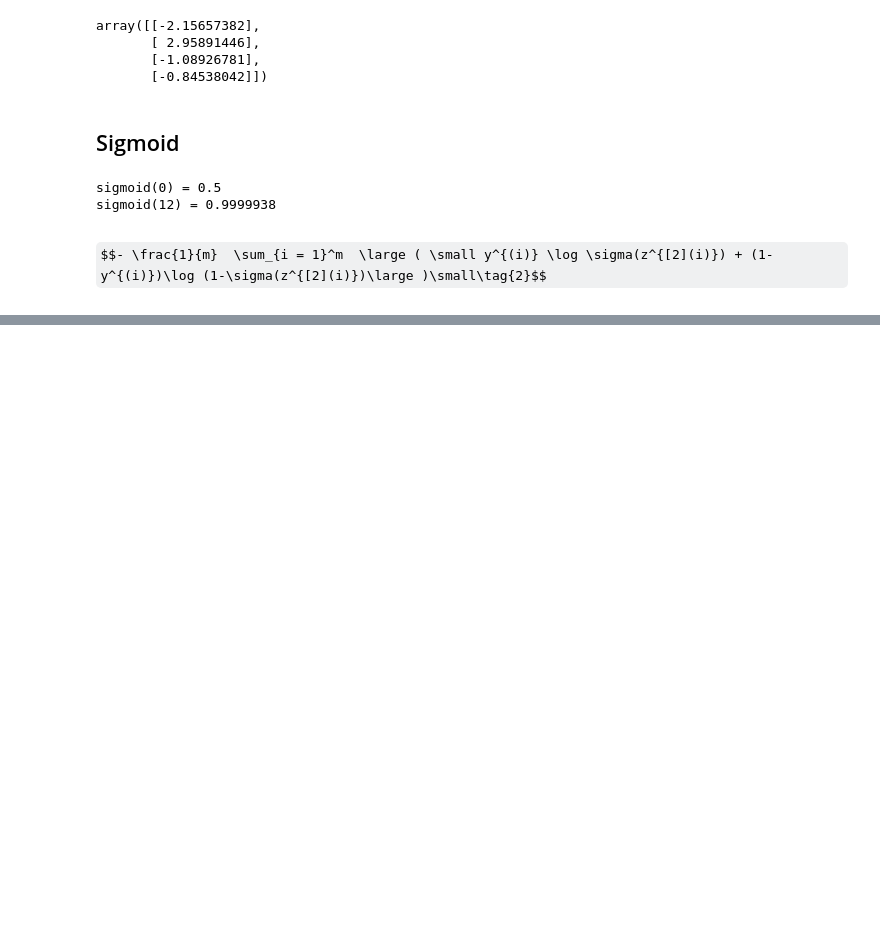
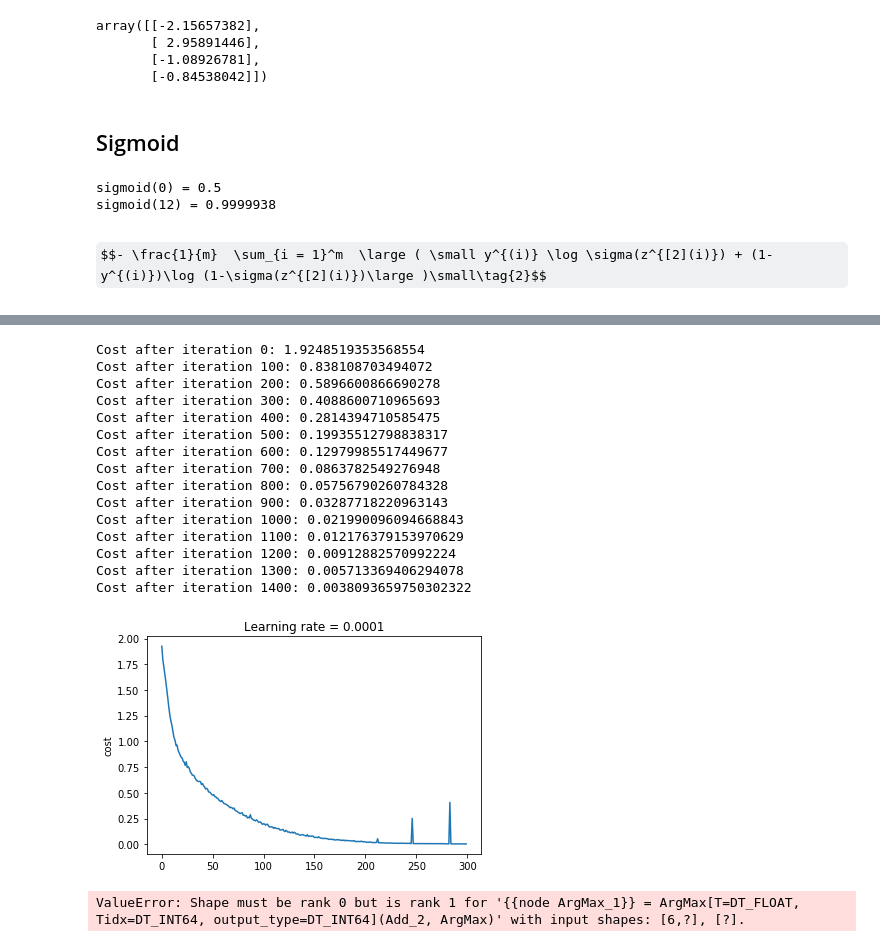
Before and after one commit to weronikazak/ML-Projects, a Jupyter notebook: Scratch/NG_Tensorflow.ipynb, the cells around one changed output, grey strips where cells are left out. Saved outputs shown, nothing was run; the diff lists cells and outputs as text; code cells hidden in the pictures; some formulas as TeX source; blank space fills up the shorter version.

```diff
--- a/Scratch/NG_Tensorflow.ipynb
+++ b/Scratch/NG_Tensorflow.ipynb
@@ -129,0 +240,17 @@ def cost(logits, labels):
+# %%
+def forward_propagation(X, params):
+    W1 = params["W1"]
+    b1 = params["b1"]
+    W2 = params["W2"]
+    b2 = params["b2"]
+    W3 = params["W3"]
+    b3 = params["b3"]
+
+    Z1 = tf1.add(tf1.matmul(W1, X), b1)
+    A1 = tf1.nn.relu(Z1)
+    Z2 = tf1.add(tf1.matmul(W2, A1), b2)
+    A2 = tf1.nn.relu(Z2)
+    Z3 = tf1.add(tf1.matmul(W3, A2), b3)
+    A3 = tf1.nn.relu(Z3)
+
+    return Z3
@@ -129,0 +267,7 @@ def cost(logits, labels):
+# %%
+def compute_cost(Z3, Y):
+    logits = tf1.transpose(Z3)
+    labels = tf1.transpose(Y)
+
+    cost = tf1.reduce_mean(tf1.nn.softmax_cross_entropy_with_logits_v2(logits=logits, labels=labels))
+    return cost
@@ -129,0 +342,20 @@ def cost(logits, labels):
+# %%
+params = model(X_train, Y_train, X_test, Y_test)
+# %% [output]
+Cost after iteration 0: 1.9248519353568554
+Cost after iteration 100: 0.838108703494072
+Cost after iteration 200: 0.5896600866690278
+Cost after iteration 300: 0.4088600710965693
+Cost after iteration 400: 0.2814394710585475
+Cost after iteration 500: 0.19935512798838317
+Cost after iteration 600: 0.12979985517449677
+Cost after iteration 700: 0.0863782549276948
+Cost after iteration 800: 0.05756790260784328
+Cost after iteration 900: 0.03287718220963143
+Cost after iteration 1000: 0.021990096094668843
+Cost after iteration 1100: 0.012176379153970629
+Cost after iteration 1200: 0.00912882570992224
+Cost after iteration 1300: 0.005713369406294078
+Cost after iteration 1400: 0.0038093659750302322
+[figure, added]
+ValueError: Shape must be rank 0 but is rank 1 for '{{node ArgMax_1}} = ArgMax[T=DT_FLOAT, Tidx=DT_INT64, output_type=DT_INT64](Add_2, ArgMax)' with input shapes: [6,?], [?].
```
Also changed, not shown: parts of 30 cells of this notebook.
